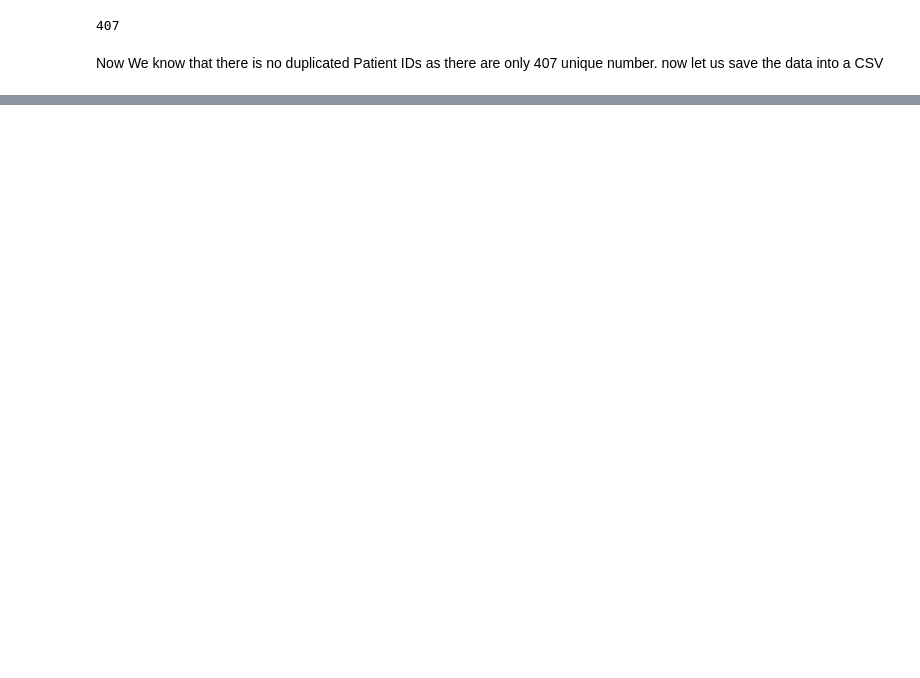
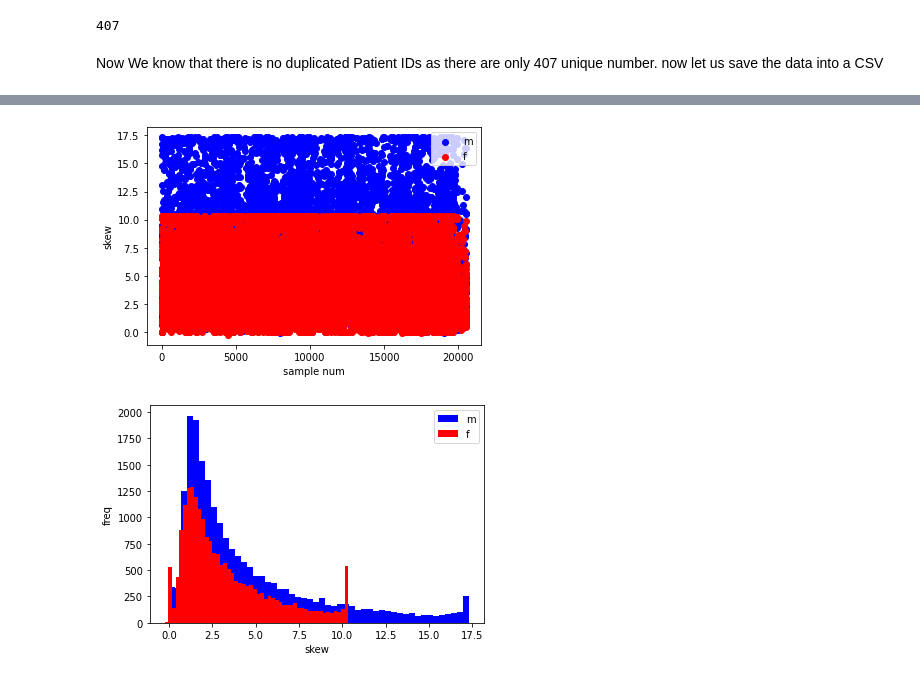
Before and after one commit to EslamHussein55/bladder_cancer, a Jupyter notebook: source/data_preparation.ipynb, the cells around one changed output, grey strips where cells are left out. Saved outputs shown, nothing was run; the diff lists cells and outputs as text; code cells hidden in the pictures; blank space fills up the shorter version.

```diff
--- a/source/data_preparation.ipynb
+++ b/source/data_preparation.ipynb
@@ -185,0 +266,19 @@ df.to_csv('data/data.csv')
+# %%
+plt.scatter(np.arange(0,len(mean_m)), skew_m, color = 'blue', label='m')
+plt.scatter(np.arange(0,len(mean_m)), skew_f, color = 'red', label = 'f')
+
+plt.xlabel('sample num')
+plt.ylabel('skew')
+plt.legend()
+plt.show()
+
+plt.hist(skew_m, bins = 50, color = 'blue', label='m' )
+plt.hist(skew_f, bins = 50, color = 'red', label='f' )
+
+plt.xlabel('skew')
+plt.ylabel('freq')
+plt.legend()
+plt.show()
+# %% [output]
+[figure, added]
+[figure, added]
```
Also changed, not shown: parts of 24 cells of this notebook.
